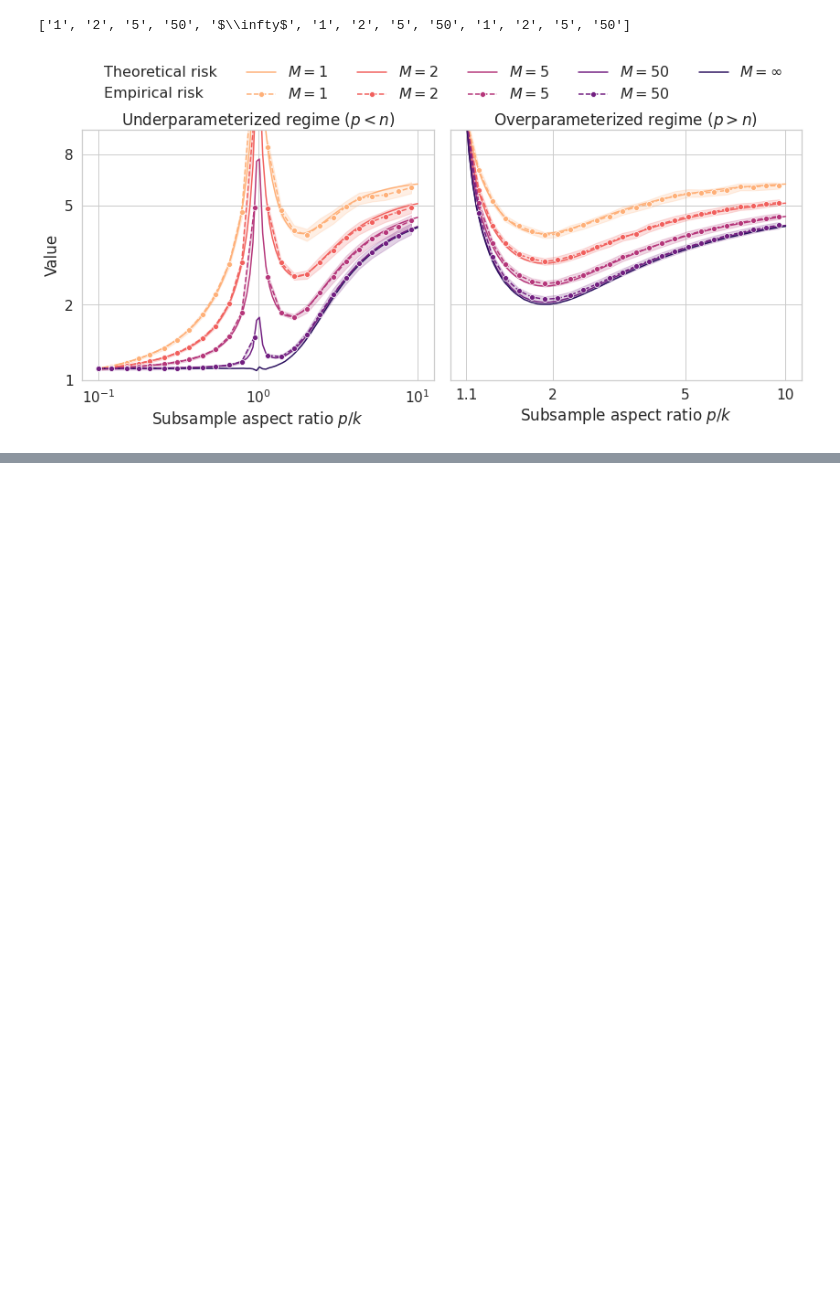
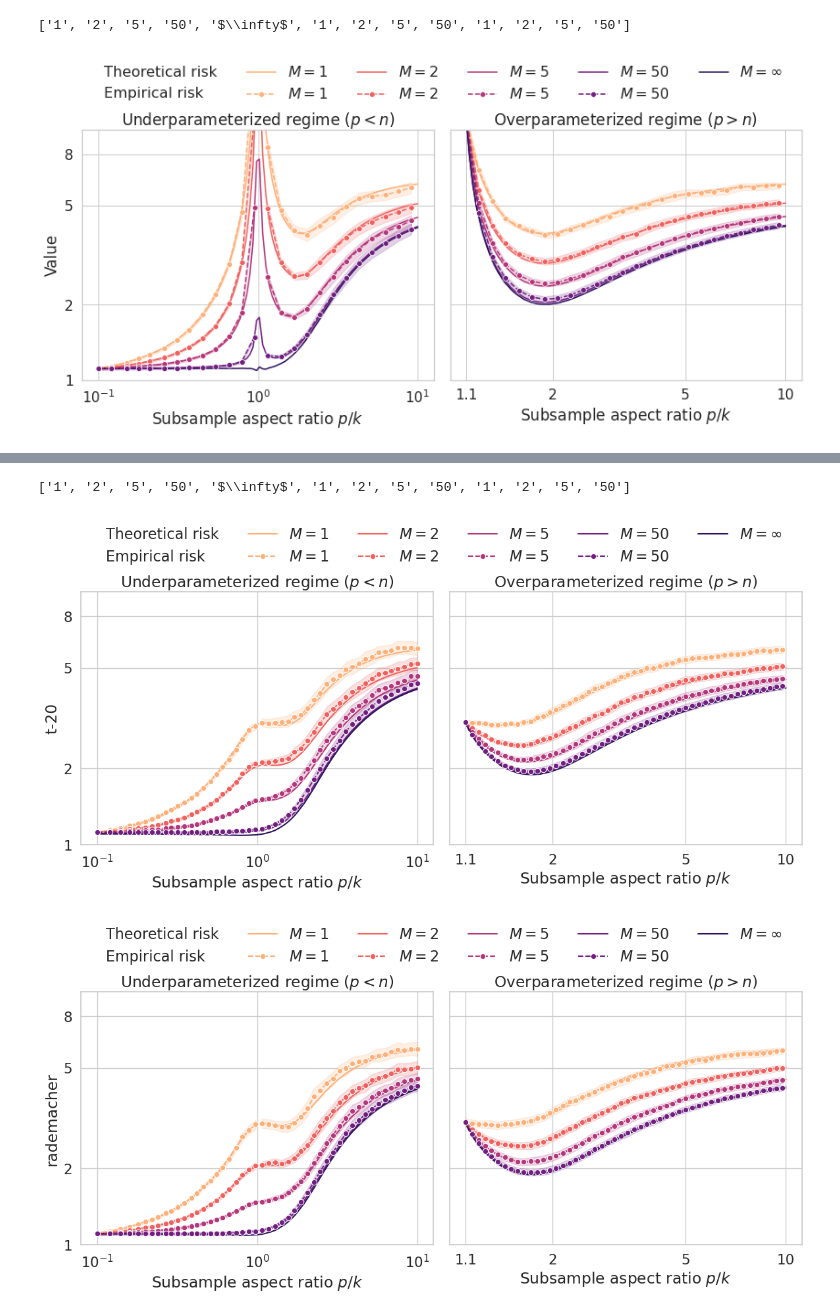
Before and after one commit to jaydu1/subagging-asymptotics, a Jupyter notebook: Plot.ipynb, the cells around one changed output, grey strips where cells are left out. Drawn from its saved outputs; the diff is of its cells as text; code cells hidden in the pictures; blank space fills up the shorter version.

```diff
--- a/Plot.ipynb
+++ b/Plot.ipynb
@@ -1187,0 +1227,77 @@ plt.savefig('result/fig_lasso_risk_M_eps_{:.02f}_{:.02f}_lam_{}.pdf'.format(eps,
+# %%
+import matplotlib.lines as mlines
+sns.set(font_scale=1.4)
+sns.set_style("whitegrid")
+
+
+for cov in ['t-20', 'rademacher', 'uniform']:
+    fig, axes = plt.subplots(1,2, figsize=(12,6), sharey=True)
+    for i in range(2):
+        _df = df_the[i].copy()
+        sns.lineplot(_df, x='psi', y='R', hue='M', palette = palette, ax=axes[i])
+        _df = df_est[i].copy()
+        _df = _df[_df['cov']==cov]
+        _df = _df[_df['psi'].isin(np.unique(_df['psi'])[::2])]
+        sns.lineplot(_df[_df['psi']>1], x='psi', y='risk', hue='M', linestyle='dashed', marker='o', palette = palette, ax=axes[i])
+
+    for i in range(1):
+        _df = df_est[i].copy()
+        _df = _df[_df['cov']==cov]
+        _df = _df[_df['psi'].isin(np.unique(_df['psi'])[::2])]
+        sns.lineplot(_df[_df['psi']<1], x='psi', y='risk', hue='M', linestyle='dashed', marker='o', palette = palette, ax=axes[i])
+
+    for ax in axes:
+        ax.set_xscale('log')
+        ax.set_yscale('log')
+        ax.set_xlabel('Subsample aspect ratio $p/k$')
+    axes[0].set_ylabel(cov)
+    axes[1].set_ylabel('')
+
+    for j in range(2):
+        axes[j].set_xticks([])
+        axes[j].set_xticks([], minor=True)
+        ticks = 10.**np.linspace(-1,1,3) if j==0 else [1.1, 2, 5, 10]
+        axes[j].set_xticks(ticks)
+        if j ==1:
+            axes[j].set_xticklabels(['1.1','2','5','10'])
+
+    j = 0
+    axes[j].set_yticks([])
+    axes[j].set_yticks([], minor=True)
+    ticks = [1,2,5,8]
+    axes[j].set_yticks(ticks)
+    axes[j].set_yticklabels(['{:.0f}'.format(i) for i in ticks])
+    axes[j].set_ylim([1., 10.])
+
+    axes[0].set_title('Underparameterized regime ($p<n$)')
+    axes[1].set_title('Overparameterized regime ($p>n$)')
+
+    lines_labels = [ax.get_legend_handles_labels() for ax in [axes[0]]]
+    handles, labels = [sum(lol, []) for lol in zip(*lines_labels)]
+
+    print(labels)
+    for j in range(2):
+        axes[j].get_legend().remove()
+    labels = ['Theoretical risk', 'Empirical risk',
+            '$M=1$', '$M=1$',
+            '$M=2$', '$M=2$',
+            '$M=5$', '$M=5$',
+            '$M=50$', '$M=50$',
+            '$M=\infty$',
+            ]
+    handles = [mlines.Line2D([], [], linestyle='None'), mlines.Line2D([], [], linestyle='None'),
+            handles[0], handles[5],
+            handles[1], handles[6],
+            handles[2], handles[7],
+            handles[3], handles[8],
+            handles[4],
+            ]
+
+    legend = fig.legend(handles=handles, labels=labels,
+                        loc=9, ncol=6, title='', frameon=False, fontsize=16)
+    legend_title_left(legend)
+
+    fig.tight_layout()
+    fig.subplots_adjust(top=0.8)
+    plt.savefig('result/fig_lasso_risk_M_eps_{:.02f}_{:.02f}_lam_{}_cov_{}.pdf'.format(eps, sigma, lam, cov), bbox_inches='tight', pad_inches=0, dpi=300)
+# %% [output]
@@ -1187,0 +1306,3 @@ plt.savefig('result/fig_lasso_risk_M_eps_{:.02f}_{:.02f}_lam_{}.pdf'.format(eps,
+['1', '2', '5', '50', '$\\infty$', '1', '2', '5', '50', '1', '2', '5', '50']
+[figure, added]
+[figure, added]
```
Also changed, not shown: parts of 22 cells of this notebook, 6 other files.
